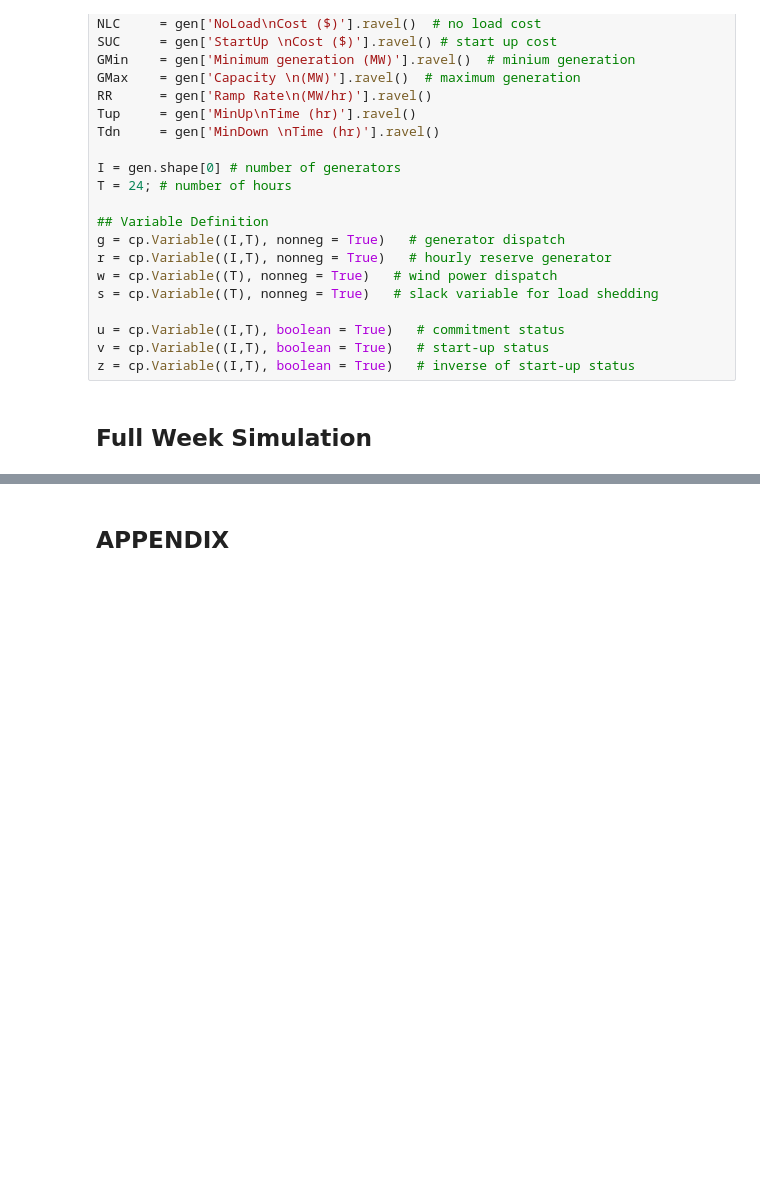
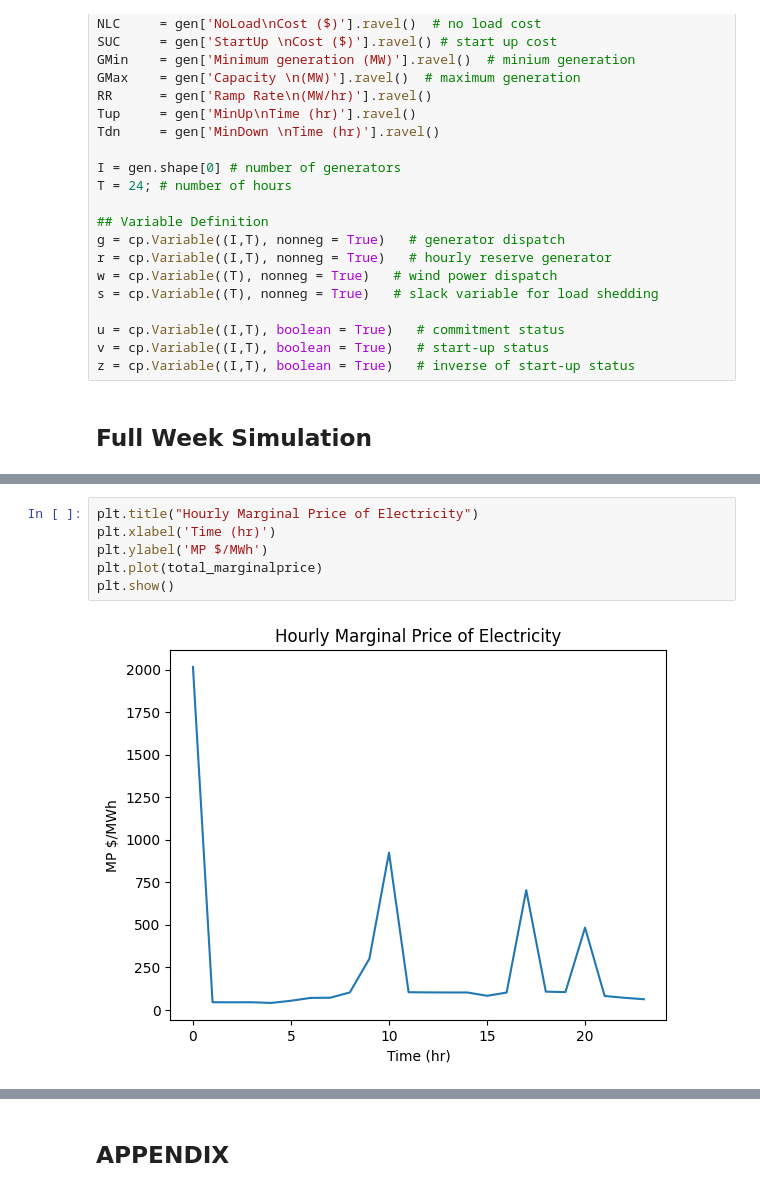
Before and after one commit to juliasimpson97/energy-syst-final, a Jupyter notebook: carbon-tax-simulation-seven-days.ipynb, the cells around one changed output, grey strips where cells are left out. Saved outputs shown, nothing was run; the diff lists cells and outputs as text; blank space fills up the shorter version.

```diff
--- a/carbon-tax-simulation-seven-days.ipynb
+++ b/carbon-tax-simulation-seven-days.ipynb
@@ -388,0 +531,8 @@ Average Electricity Price:
+# %%
+plt.title("Hourly Marginal Price of Electricity")
+plt.xlabel('Time (hr)')
+plt.ylabel('MP $/MWh')
+plt.plot(total_marginalprice)
+plt.show()
+# %% [output]
+[figure, added]
```
Also changed, not shown: parts of 13 cells of this notebook, 2 other files.
